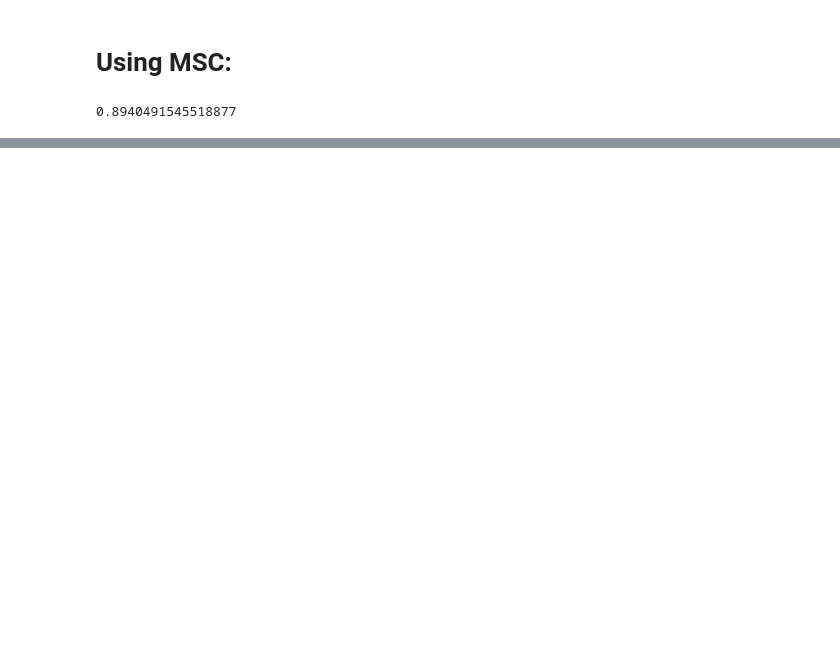
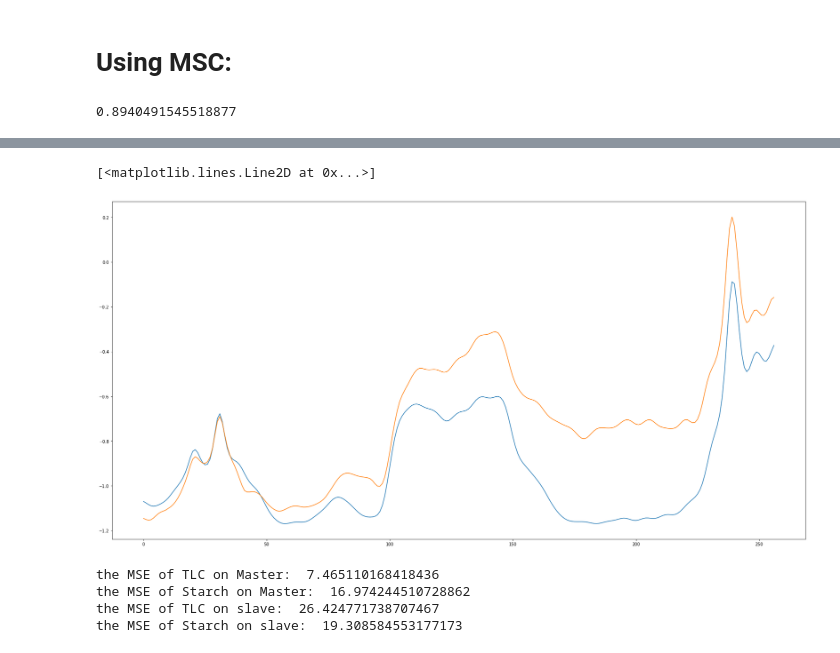
Before and after one commit to mahmoud791/graduation-project, a Jupyter notebook: new_model.ipynb, the cells around one changed output, grey strips where cells are left out. Cells and saved outputs as stored; diff of their text form; code cells hidden in the pictures; blank space fills up the shorter version.

Commit message:
added dipls & CORAL

```diff
--- a/new_model.ipynb
+++ b/new_model.ipynb
@@ -199,0 +265,26 @@ the MSE of Starch on Slave:  22.680837017561558
+# %%
+Trans = CORAL()
+Trans.fit(df_52.to_numpy(),df_22.to_numpy())
+trans_52 = Trans.transfer(df_52.to_numpy())
+trans_22 = Trans.transfer(df_22.to_numpy())
+# %%
+plt.plot(trans_52[6])
+plt.plot(trans_22[6])
+# %% [output]
+[<matplotlib.lines.Line2D at 0x...>]
+[figure, added]
+# %%
+
+tlc_pls = PLSRegression(n_components=9)
+starch_pls = PLSRegression(n_components=4)
+tlc_pls.fit(trans_52,df_ref['TLC/SUM'])
+starch_pls.fit(trans_52,df_ref['Starch/SUM'])
+print('the MSE of TLC on Master: ',mean_squared_error(df_ref['TLC/SUM'],tlc_pls.predict(trans_52)))
+print('the MSE of Starch on Master: ',mean_squared_error(df_ref['Starch/SUM'],starch_pls.predict(trans_52)))
+print('the MSE of TLC on slave: ',mean_squared_error(df_ref['TLC/SUM'],tlc_pls.predict(trans_22)))
+print('the MSE of Starch on slave: ',mean_squared_error(df_ref['Starch/SUM'],starch_pls.predict(trans_22)))
+# %% [output]
+the MSE of TLC on Master:  7.465110168418436
+the MSE of Starch on Master:  16.974244510728862
+the MSE of TLC on slave:  26.424771738707467
+the MSE of Starch on slave:  19.308584553177173
```
Also changed, not shown: parts of 19 cells of this notebook, 2 other files.
